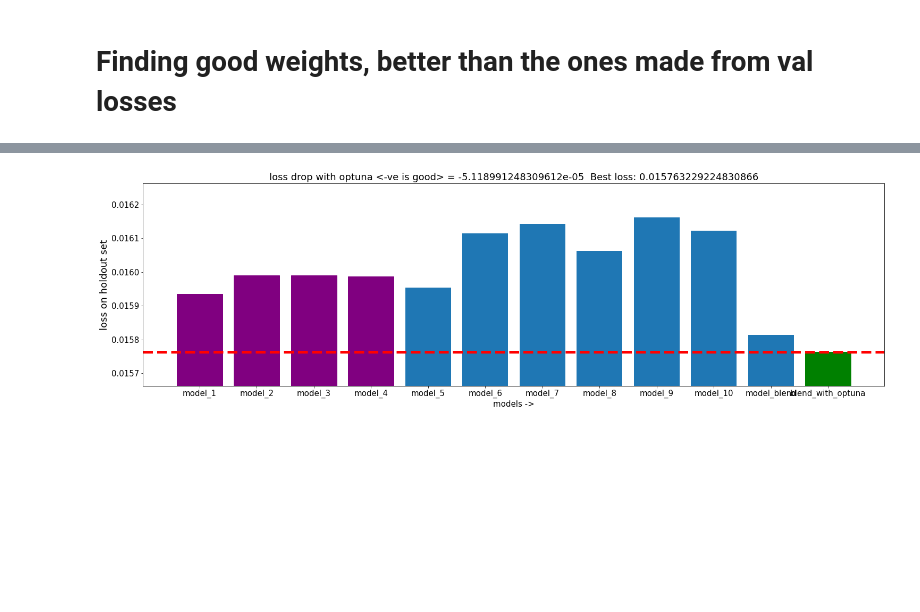
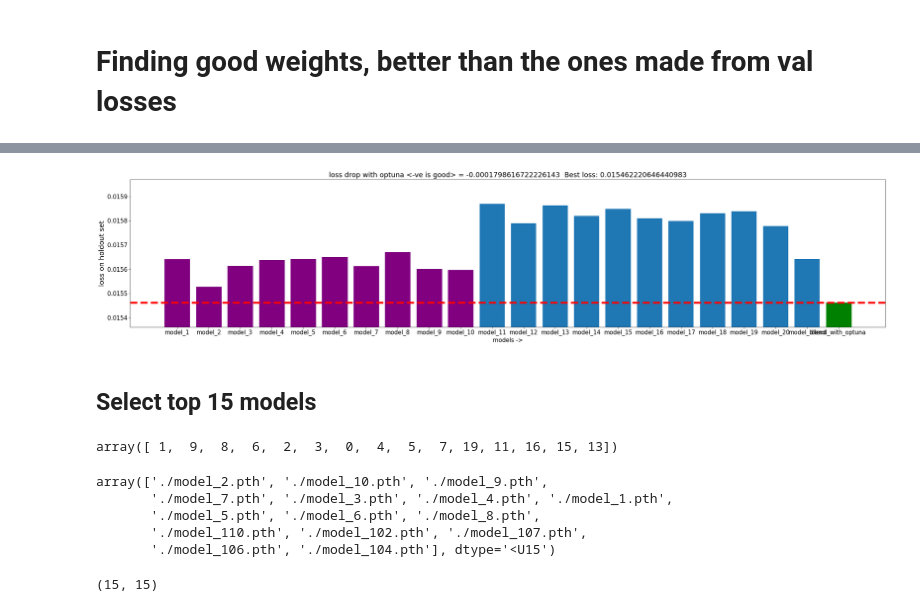
Before and after one commit to Mainakdeb/moa-classification, a Jupyter notebook: model_blending_prototype.ipynb, the cells around one changed output, grey strips where cells are left out. Cells and saved outputs as stored; diff of their text form; code cells hidden in the pictures; blank space fills up the shorter version.

Commit message:
blending: final blend on top n models

```diff
--- a/model_blending_prototype.ipynb
+++ b/model_blending_prototype.ipynb
@@ -318,7 +320,7 @@ target_hold = target[-2000:]
 hold_dataset = TrainDataset(train_hold, target_hold, noise = False)
 hold_loader = DataLoader(dataset=hold_dataset, batch_size=512, shuffle= False)
 # %%
-num_folds = 5
+num_folds = 10
 
 mskf = MultilabelStratifiedKFold(n_splits=num_folds, shuffle=True, random_state=0)
 
@@ -387,7 +389,7 @@ model_filenames = []
 val_losses = []
 model_classes = []
 
-num_epochs = 45 ## changes here
+num_epochs = 55 ## changes here
 
 k = 0
 for train_loader, val_loader in zip(train_loaders,val_loaders):
@@ -446,30 +453,33 @@ class Model_2(nn.Module):
     def __init__(self):
         super(Model_2, self).__init__()
         self.batch_norm1 = nn.BatchNorm1d(785)
-        self.dropout1 = nn.Dropout(0.2)
-        self.dense1 = nn.utils.weight_norm(nn.Linear(785, 512))
+        self.dropout1 = nn.Dropout(0.5)
+        self.dense1 = nn.utils.weight_norm(nn.Linear(785, 790))
 
-        self.batch_norm4 = nn.BatchNorm1d(512)
-        self.dropout4 = nn.Dropout(0.5)
-        self.dense4 = nn.utils.weight_norm(nn.Linear(512, 206))
+#         self.batch_norm2 = nn.BatchNorm1d(900)
+#         self.dropout2 = nn.Dropout(0.5)
+#         self.dense2 = nn.utils.weight_norm(nn.Linear(900, 900))
 
+        self.batch_norm3 = nn.BatchNorm1d(790)
+        self.dense3 = nn.utils.weight_norm(nn.Linear(790, 206))
 
     def forward(self, x):
         x = self.batch_norm1(x)
         x = self.dropout1(x)
-        x = F.leaky_relu(self.dense1(x))
+        x = F.relu(self.dense1(x))
 
-        x = self.batch_norm4(x)
-        x = self.dropout4(x)
-        x = self.dense4(x)
+#         x = self.batch_norm2(x)
+#         x = self.dropout2(x)
+#         x = F.leaky_relu(self.dense2(x))
+
+        x = self.batch_norm3(x)
+        x = self.dense3(x)
 
         return x
 # %% [markdown]
 # Model 2 training
 # %%
-num_epochs = 60 ## changes here
-
-
+num_epochs = 70 ## changes here
 
 k = 0
 for train_loader, val_loader in zip(train_loaders,val_loaders):
@@ -713,21 +773,43 @@ test_val_losses
 # %%
 plt.rcParams.update({'font.size': 15})
 
 names = test_val_losses.keys()
 vals = test_val_losses.values()
-
 bars = plt.bar(names, vals)
 
-for i in range(5):
+for i in range(10):
     bars[i].set_color("purple")
 
 
 bars[-1].set_color("g")
 plt.ylim(min(vals)- .0001, max(vals) + 0.0001)
 plt.ylabel("loss on holdout set", fontsize = 18)
 plt.xlabel("models ->", fontsize = 15)
 plt.axhline(y = min(vals), linestyle = "--", c = "r", linewidth = 5)
 plt.title("loss drop with optuna <-ve is good> = " + str(test_val_losses["blend_with_optuna"] - test_val_losses["model_blend"]) + "  Best loss: " + str(test_val_losses["blend_with_optuna"]))
 plt.show()
 # %% [output]
-[figure, old version]
+[figure, new version]
+# %% [markdown]
+## Select top 15 models
+# %%
+all_losses = np.array(list(test_val_losses.values())[:20])
+top_indices = all_losses.argsort()[:15]
+
+top_indices
+# %% [output]
+array([ 1,  9,  8,  6,  2,  3,  0,  4,  5,  7, 19, 11, 16, 15, 13])
+# %%
+top_model_paths = np.array(model_filenames)[top_indices]
+top_model_classes = np.array(model_classes)[top_indices]
+top_model_paths
+# %% [output]
+array(['./model_2.pth', './model_10.pth', './model_9.pth',
+       './model_7.pth', './model_3.pth', './model_4.pth', './model_1.pth',
+       './model_5.pth', './model_6.pth', './model_8.pth',
+       './model_110.pth', './model_102.pth', './model_107.pth',
+       './model_106.pth', './model_104.pth'], dtype='<U15')
+# %%
+len(top_model_classes), len(top_model_paths)
+# %% [output]
+(15, 15)
```
Also changed, not shown: parts of 27 cells of this notebook.
